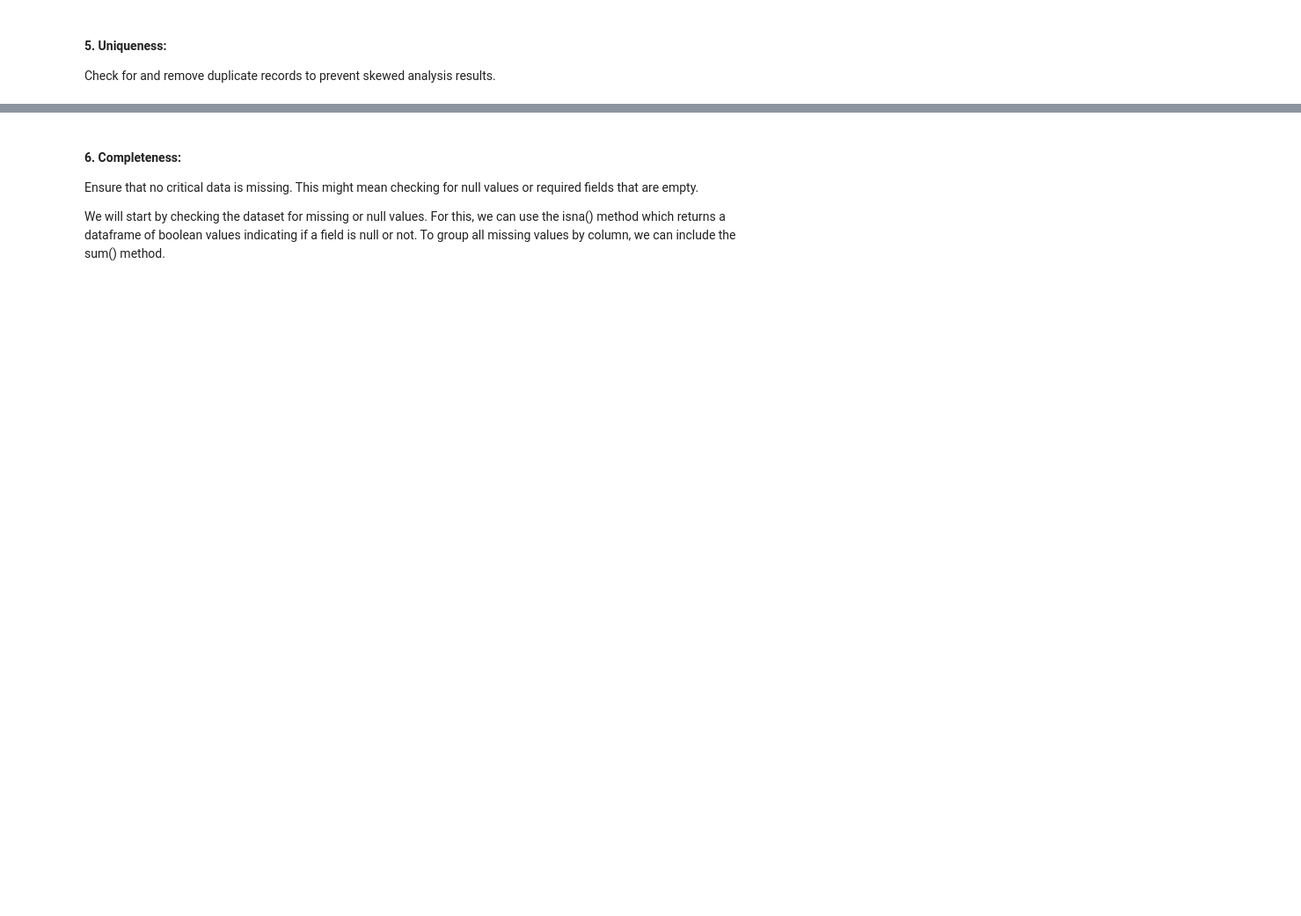
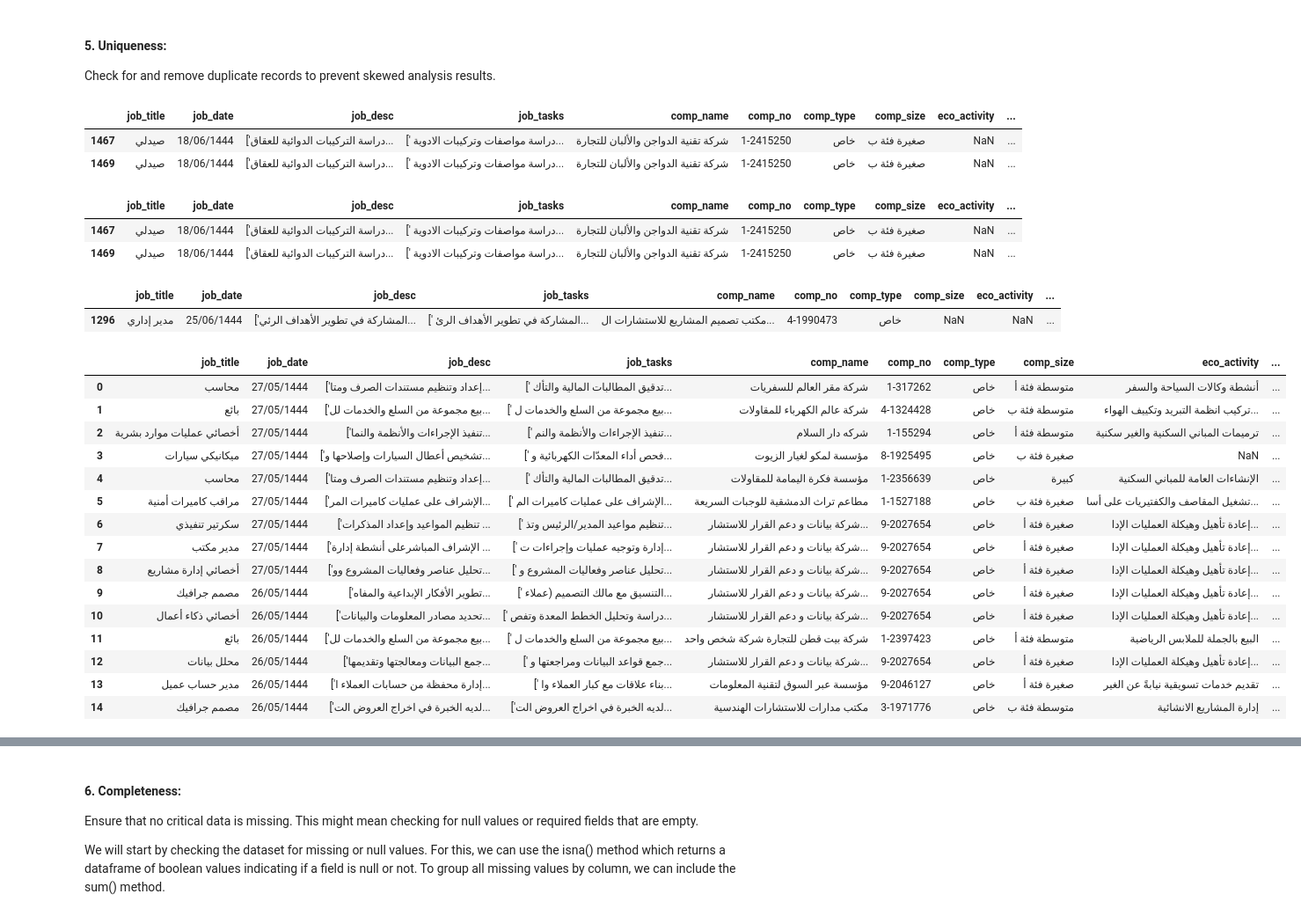
Before and after one commit to Tuwaiq-DS-ML-bootcamp-V-9/Usecase-5, a Jupyter notebook: EDA explain template.ipynb, the cells around one changed output, grey strips where cells are left out. Shown at 88% size. Drawn from its saved outputs; the diff is of its cells as text; code cells hidden in the pictures; blank space fills up the shorter version.

```diff
--- a/EDA explain template.ipynb
+++ b/EDA explain template.ipynb
@@ -349,3 +330,39 @@ Assess whether the data is appropriate and applicable for the intended analysis.
 # %% [markdown]
 #### 5. Uniqueness:
 Check for and remove duplicate records to prevent skewed analysis results.
+# %%
+Jadarat[Jadarat.duplicated(keep=False)]
+# %% [output]
+|  | job_title | job_date | job_desc | job_tasks | comp_name | comp_no | comp_type | comp_size | eco_activity | ... |
+| 1467 | صيدلي | 18/06/1444 | ['دراسة التركيبات الدوائية للعقاق... | [' دراسة مواصفات وتركيبات الادوية... | شركة تقنية الدواجن والألبان للتجارة | 1-2415250 | خاص | صغيرة فئة ب | NaN | ... |
+| 1469 | صيدلي | 18/06/1444 | ['دراسة التركيبات الدوائية للعقاق... | [' دراسة مواصفات وتركيبات الادوية... | شركة تقنية الدواجن والألبان للتجارة | 1-2415250 | خاص | صغيرة فئة ب | NaN | ... |
+# %%
+Jadarat[Jadarat.duplicated(keep=False)]
+# %% [output]
+|  | job_title | job_date | job_desc | job_tasks | comp_name | comp_no | comp_type | comp_size | eco_activity | ... |
+| 1467 | صيدلي | 18/06/1444 | ['دراسة التركيبات الدوائية للعقاق... | [' دراسة مواصفات وتركيبات الادوية... | شركة تقنية الدواجن والألبان للتجارة | 1-2415250 | خاص | صغيرة فئة ب | NaN | ... |
+| 1469 | صيدلي | 18/06/1444 | ['دراسة التركيبات الدوائية للعقاق... | [' دراسة مواصفات وتركيبات الادوية... | شركة تقنية الدواجن والألبان للتجارة | 1-2415250 | خاص | صغيرة فئة ب | NaN | ... |
+# %%
+Jadarat[Jadarat['comp_name'] == "مكتب تصميم المشاريع للاستشارات الهندسية"]
+# %% [output]
+|  | job_title | job_date | job_desc | job_tasks | comp_name | comp_no | comp_type | comp_size | eco_activity | ... |
+| 1296 | مدير إداري | 25/06/1444 | ['المشاركة في تطوير الأهداف الرئي... | [' المشاركة في تطوير الأهداف الرئ... | مكتب تصميم المشاريع للاستشارات ال... | 4-1990473 | خاص | NaN | NaN | ... |
+# %%
+Jadarat.head(15)
+# %% [output]
+|  | job_title | job_date | job_desc | job_tasks | comp_name | comp_no | comp_type | comp_size | eco_activity | ... |
+| 0 | محاسب | 27/05/1444 | ['إعداد وتنظيم مستندات الصرف ومتا... | [' تدقيق المطالبات المالية والتأك... | شركة مقر العالم للسفريات | 1-317262 | خاص | متوسطة فئة أ | أنشطة وكالات السياحة والسفر | ... |
+| 1 | بائع | 27/05/1444 | ['بيع مجموعة من السلع والخدمات لل... | [' بيع مجموعة من السلع والخدمات ل... | شركة عالم الكهرباء للمقاولات | 4-1324428 | خاص | متوسطة فئة ب | تركيب انظمة التبريد وتكييف الهواء... | ... |
+| 2 | أخصائي عمليات موارد بشرية | 27/05/1444 | ['تنفيذ الإجراءات والأنظمة والنما... | [' تنفيذ الإجراءات والأنظمة والنم... | شركه دار السلام | 1-155294 | خاص | متوسطة فئة أ | ترميمات المباني السكنية والغير سكنية | ... |
+| 3 | ميكانيكي سيارات | 27/05/1444 | ['تشخيص أعطال السيارات وإصلاحها و... | [' فحص أداء المعدّات الكهربائية و... | مؤسسة لمكو لغيار الزيوت | 8-1925495 | خاص | صغيرة فئة ب | NaN | ... |
+| 4 | محاسب | 27/05/1444 | ['إعداد وتنظيم مستندات الصرف ومتا... | [' تدقيق المطالبات المالية والتأك... | مؤسسة فكرة اليمامة للمقاولات | 1-2356639 | خاص | كبيرة | الإنشاءات العامة للمباني السكنية | ... |
+| 5 | مراقب كاميرات أمنية | 27/05/1444 | ['الإشراف على عمليات كاميرات المر... | [' الإشراف على عمليات كاميرات الم... | مطاعم تراث الدمشقية للوجبات السريعة | 1-1527188 | خاص | صغيرة فئة ب | تشغيل المقاصف والكفتيريات على أسا... | ... |
+| 6 | سكرتير تنفيذي | 27/05/1444 | ['تنظيم المواعيد وإعداد المذكرات ... | [' تنظيم مواعيد المدير/الرئيس وتذ... | شركة بيانات و دعم القرار للاستشار... | 9-2027654 | خاص | صغيرة فئة أ | إعادة تأهيل وهيكلة العمليات الإدا... | ... |
+| 7 | مدير مكتب | 27/05/1444 | ['الإشراف المباشرعلى أنشطة إدارة ... | [' إدارة وتوجيه عمليات وإجراءات ت... | شركة بيانات و دعم القرار للاستشار... | 9-2027654 | خاص | صغيرة فئة أ | إعادة تأهيل وهيكلة العمليات الإدا... | ... |
+| 8 | أخصائي إدارة مشاريع | 27/05/1444 | ['تحليل عناصر وفعاليات المشروع وو... | [' تحليل عناصر وفعاليات المشروع و... | شركة بيانات و دعم القرار للاستشار... | 9-2027654 | خاص | صغيرة فئة أ | إعادة تأهيل وهيكلة العمليات الإدا... | ... |
+| 9 | مصمم جرافيك | 26/05/1444 | ['تطوير الأفكار الإبداعية والمفاه... | [' التنسيق مع مالك التصميم (عملاء... | شركة بيانات و دعم القرار للاستشار... | 9-2027654 | خاص | صغيرة فئة أ | إعادة تأهيل وهيكلة العمليات الإدا... | ... |
+| 10 | أخصائي ذكاء أعمال | 26/05/1444 | ['تحديد مصادر المعلومات والبيانات... | [' دراسة وتحليل الخطط المعدة وتفص... | شركة بيانات و دعم القرار للاستشار... | 9-2027654 | خاص | صغيرة فئة أ | إعادة تأهيل وهيكلة العمليات الإدا... | ... |
+| 11 | بائع | 26/05/1444 | ['بيع مجموعة من السلع والخدمات لل... | [' بيع مجموعة من السلع والخدمات ل... | شركة بيت قطن للتجارة شركة شخص واحد | 1-2397423 | خاص | متوسطة فئة أ | البيع بالجملة للملابس الرياضية | ... |
+| 12 | محلل بيانات | 26/05/1444 | ['جمع البيانات ومعالجتها وتقديمها... | [' جمع قواعد البيانات ومراجعتها و... | شركة بيانات و دعم القرار للاستشار... | 9-2027654 | خاص | صغيرة فئة أ | إعادة تأهيل وهيكلة العمليات الإدا... | ... |
+| 13 | مدير حساب عميل | 26/05/1444 | ['إدارة محفظة من حسابات العملاء ا... | [' بناء علاقات مع كبار العملاء وا... | مؤسسة عبر السوق لتقنية المعلومات | 9-2046127 | خاص | صغيرة فئة أ | تقديم خدمات تسويقية نيابةً عن الغير | ... |
+| 14 | مصمم جرافيك | 26/05/1444 | ['لديه الخبرة في اخراج العروض الت... | ['لديه الخبرة في اخراج العروض الت... | مكتب مدارات للاستشارات الهندسية | 3-1971776 | خاص | متوسطة فئة ب | إدارة المشاريع الانشائية | ... |
```
Also changed, not shown: parts of 12 cells of this notebook.
